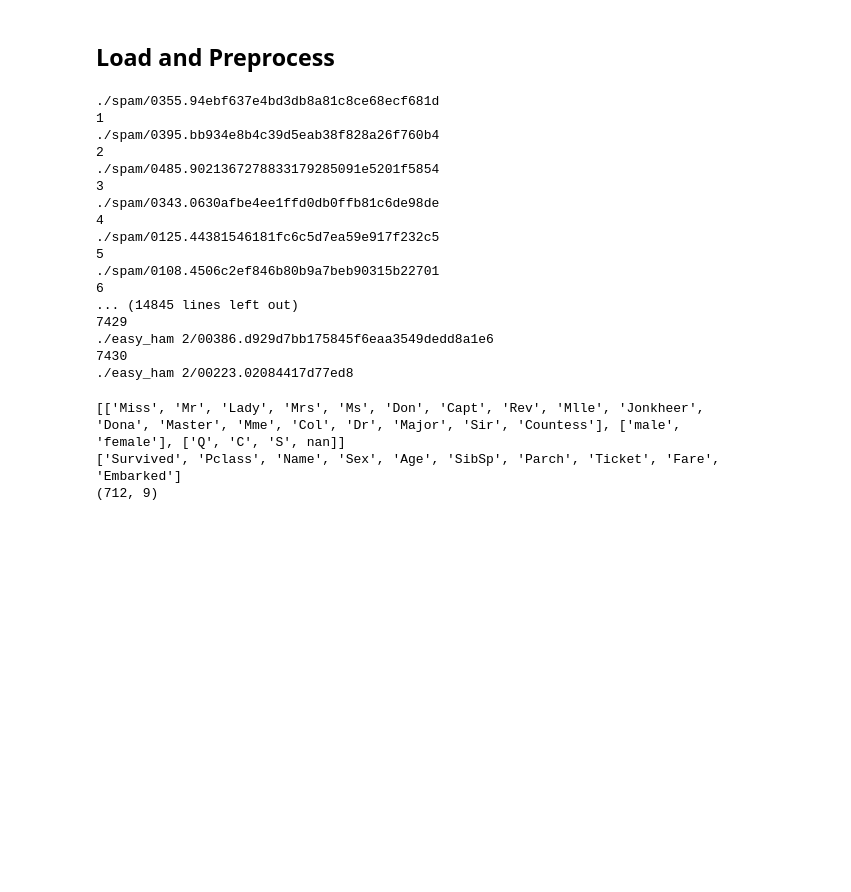
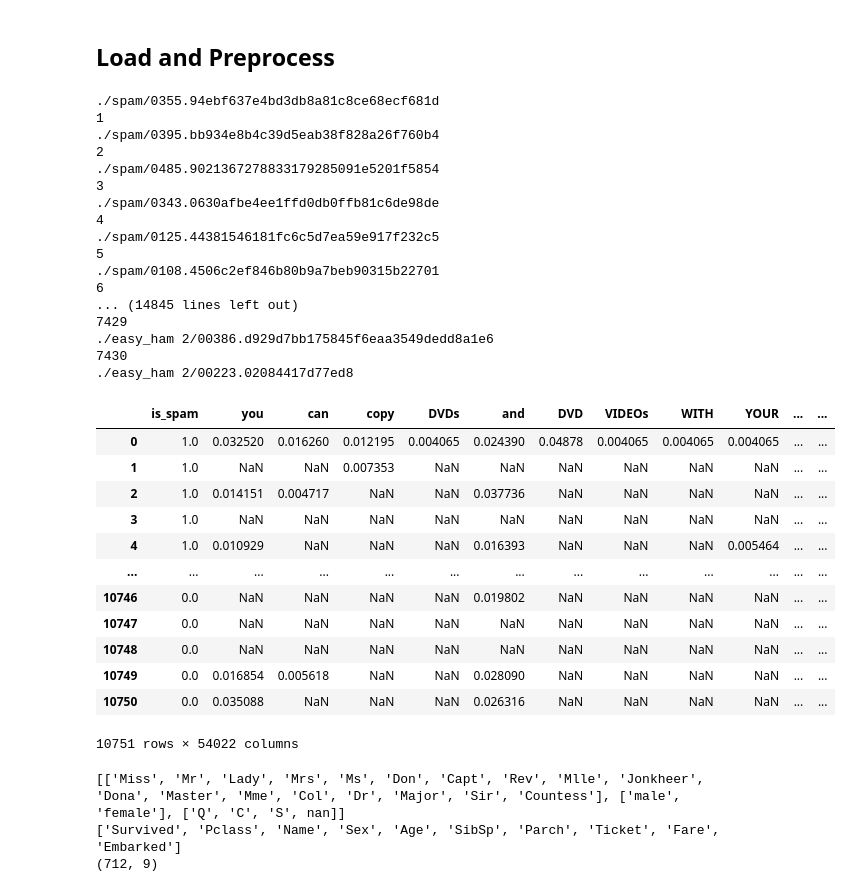
Before and after one commit to chrismarch/ml-exercises, a Jupyter notebook: spam-classifier/spam-classifier.ipynb, the cells around one changed output. Saved outputs shown, nothing was run; the diff lists cells and outputs as text; code cells hidden in the pictures; blank space fills up the shorter version.

```diff
--- a/spam-classifier/spam-classifier.ipynb
+++ b/spam-classifier/spam-classifier.ipynb
@@ -173,31 +173,44 @@ def load_email_files_to_dataframe():
     for file_path in file_paths_to_mail_dicts:
         mail_dict = file_paths_to_mail_dicts[file_path]
         n_tokens = mail_dict[n_tokens_key]
         if n_tokens:
             for word in mail_dict:
                 mail_dict[word] = mail_dict[word]/n_tokens
         mail_dict[spam_key] = 1 if 'spam' in file_path else 0
         mail_dicts.append(mail_dict)
 
     return pd.DataFrame(data=mail_dicts, columns=columns, dtype='Sparse[float]')
 
 df = load_email_files_to_dataframe()
-df.to_csv('spamham.csv')
+df
 # %% [output]
 ./spam/0355.94ebf637e4bd3db8a81c8ce68ecf681d
 1
 ./spam/0395.bb934e8b4c39d5eab38f828a26f760b4
 2
 ./spam/0485.9021367278833179285091e5201f5854
 3
 ./spam/0343.0630afbe4ee1ffd0db0ffb81c6de98de
 4
 ./spam/0125.44381546181fc6c5d7ea59e917f232c5
 5
 ./spam/0108.4506c2ef846b80b9a7beb90315b22701
 6
 ... (14845 lines left out)
 7429
 ./easy_ham 2/00386.d929d7bb175845f6eaa3549dedd8a1e6
 7430
 ./easy_ham 2/00223.02084417d77ed8
+|  | is_spam | you | can | copy | DVDs | and | DVD | VIDEOs | WITH | YOUR | ... | ... |
+| 0 | 1.0 | 0.032520 | 0.016260 | 0.012195 | 0.004065 | 0.024390 | 0.04878 | 0.004065 | 0.004065 | 0.004065 | ... | ... |
+| 1 | 1.0 | NaN | NaN | 0.007353 | NaN | NaN | NaN | NaN | NaN | NaN | ... | ... |
+| 2 | 1.0 | 0.014151 | 0.004717 | NaN | NaN | 0.037736 | NaN | NaN | NaN | NaN | ... | ... |
+| 3 | 1.0 | NaN | NaN | NaN | NaN | NaN | NaN | NaN | NaN | NaN | ... | ... |
+| 4 | 1.0 | 0.010929 | NaN | NaN | NaN | 0.016393 | NaN | NaN | NaN | 0.005464 | ... | ... |
+| ... | ... | ... | ... | ... | ... | ... | ... | ... | ... | ... | ... | ... |
+| 10746 | 0.0 | NaN | NaN | NaN | NaN | 0.019802 | NaN | NaN | NaN | NaN | ... | ... |
+| 10747 | 0.0 | NaN | NaN | NaN | NaN | NaN | NaN | NaN | NaN | NaN | ... | ... |
+| 10748 | 0.0 | NaN | NaN | NaN | NaN | NaN | NaN | NaN | NaN | NaN | ... | ... |
+| 10749 | 0.0 | 0.016854 | 0.005618 | NaN | NaN | 0.028090 | NaN | NaN | NaN | NaN | ... | ... |
+| 10750 | 0.0 | 0.035088 | NaN | NaN | NaN | 0.026316 | NaN | NaN | NaN | NaN | ... | ... |
+10751 rows × 54022 columns
```
Also changed, not shown: parts of 2 cells of this notebook.
